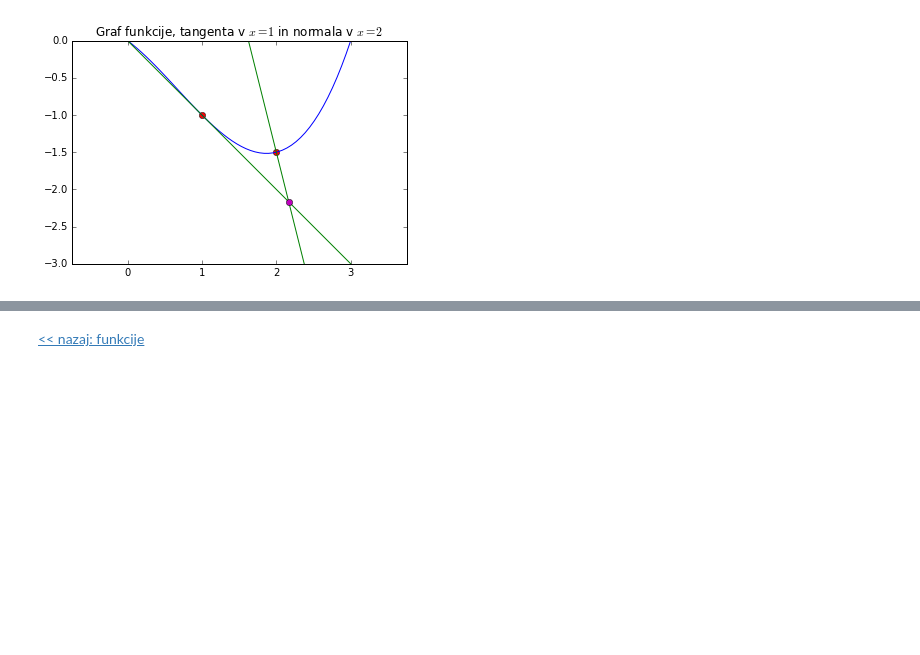
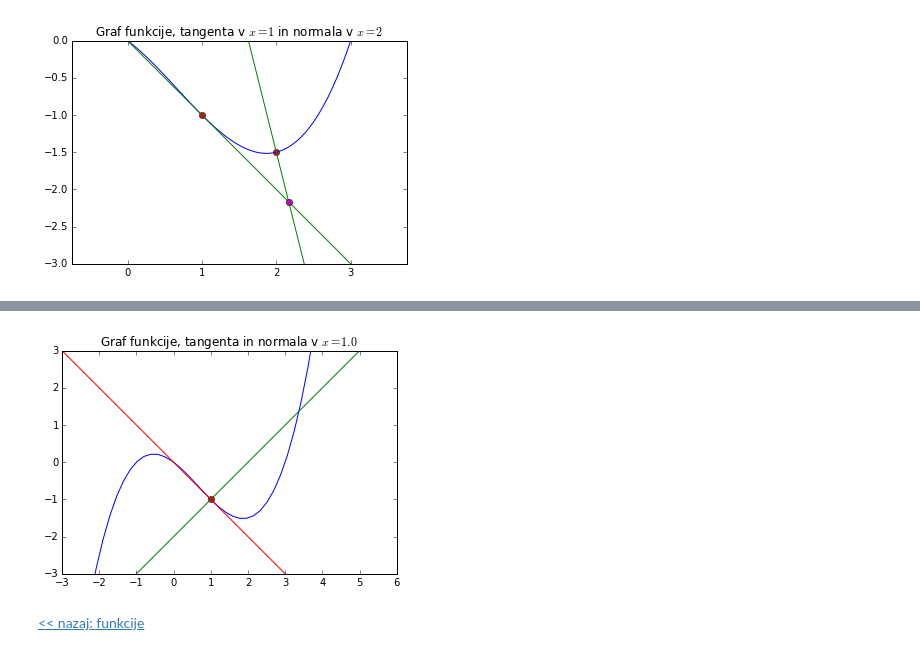
Before and after one commit to mrcinv/matpy, a Jupyter notebook: 04a_tangenta.ipynb, the cells around one changed output, grey strips where cells are left out. Cells and saved outputs as stored; diff of their text form; code cells hidden in the pictures; blank space fills up the shorter version.

```diff
--- a/04a_tangenta.ipynb
+++ b/04a_tangenta.ipynb
@@ -75,3 +78,25 @@ plt.title("Graf funkcije, tangenta v $x=1$ in normala v $x=2$")
+# %%
+# Naložimo funkcijo interact
+from IPython.html.widgets import interact
+
+# definiramo funkcijo, ki na graf nariše tangento in normalo
+def risi_tangento(x0=1.):
+    x = sym.Symbol('x')
+    f = lambda x: (x**3-2*x**2-3*x)/4
+    df = sym.lambdify(x,sym.diff(f(x),x))
+    tangenta = lambda x: df(x0)*(x-x0)+f(x0)
+    normala = lambda x: -1/df(x0)*(x-x0)+f(x0)
+    t = np.linspace(-3,6)
+    plt.plot([x0],[f(x0)],'ro')
+    plt.plot(t,f(t),'b-')
+    plt.plot(t,tangenta(t),'r')
+    plt.plot(t,normala(t),'g')
+    plt.axis("equal")
+    plt.ylim(-3,3)
+    plt.title("Graf funkcije, tangenta in normala v $x=%.1f$" % x0)
+interact(risi_tangento,x0=(-2,3,0.1))
+# %% [output]
+[figure, added]
 # %% [markdown]
 [<< nazaj: funkcije](03a_funkcije.ipynb)
 # %%
```
Also changed, not shown: parts of 1 cell of this notebook.
